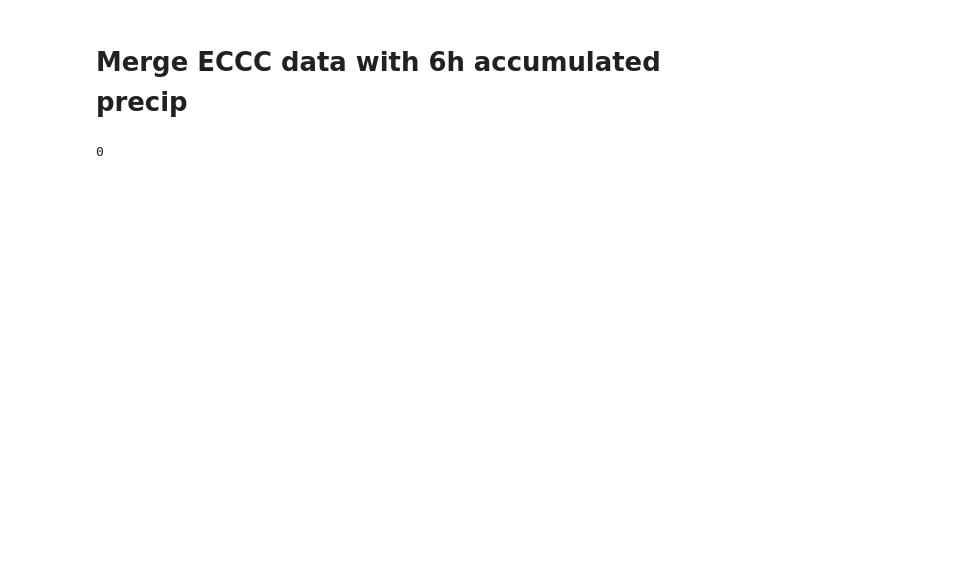
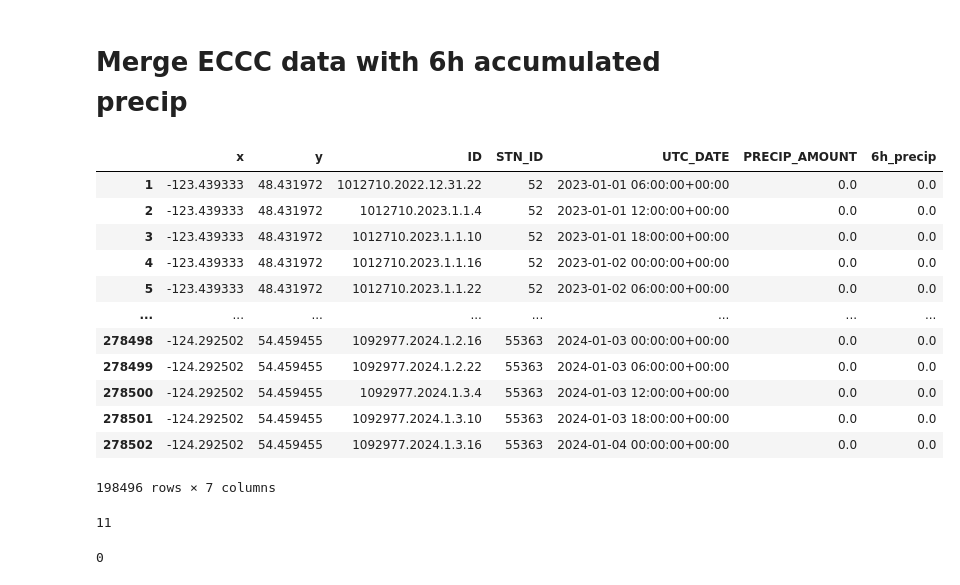
Before and after one commit to chjulie/wfrt_msc-thesis, a Jupyter notebook: sandbox/09-join_obs_data.ipynb, the cells around one changed output. Cells and saved outputs as stored; diff of their text form; code cells hidden in the pictures; blank space fills up the shorter version.

```diff
--- a/sandbox/09-join_obs_data.ipynb
+++ b/sandbox/09-join_obs_data.ipynb
@@ -14,3 +16,24 @@ bch_obs = pd.read_csv('../data/julie_bch_obs/processed_bch_obs.csv', converters=
+# %%
+eccc_precip
+# %% [output]
+|  | x | y | ID | STN_ID | UTC_DATE | PRECIP_AMOUNT | 6h_precip |
+| 1 | -123.439333 | 48.431972 | 1012710.2022.12.31.22 | 52 | 2023-01-01 06:00:00+00:00 | 0.0 | 0.0 |
+| 2 | -123.439333 | 48.431972 | 1012710.2023.1.1.4 | 52 | 2023-01-01 12:00:00+00:00 | 0.0 | 0.0 |
+| 3 | -123.439333 | 48.431972 | 1012710.2023.1.1.10 | 52 | 2023-01-01 18:00:00+00:00 | 0.0 | 0.0 |
+| 4 | -123.439333 | 48.431972 | 1012710.2023.1.1.16 | 52 | 2023-01-02 00:00:00+00:00 | 0.0 | 0.0 |
+| 5 | -123.439333 | 48.431972 | 1012710.2023.1.1.22 | 52 | 2023-01-02 06:00:00+00:00 | 0.0 | 0.0 |
+| ... | ... | ... | ... | ... | ... | ... | ... |
+| 278498 | -124.292502 | 54.459455 | 1092977.2024.1.2.16 | 55363 | 2024-01-03 00:00:00+00:00 | 0.0 | 0.0 |
+| 278499 | -124.292502 | 54.459455 | 1092977.2024.1.2.22 | 55363 | 2024-01-03 06:00:00+00:00 | 0.0 | 0.0 |
+| 278500 | -124.292502 | 54.459455 | 1092977.2024.1.3.4 | 55363 | 2024-01-03 12:00:00+00:00 | 0.0 | 0.0 |
+| 278501 | -124.292502 | 54.459455 | 1092977.2024.1.3.10 | 55363 | 2024-01-03 18:00:00+00:00 | 0.0 | 0.0 |
+| 278502 | -124.292502 | 54.459455 | 1092977.2024.1.3.16 | 55363 | 2024-01-04 00:00:00+00:00 | 0.0 | 0.0 |
+198496 rows × 7 columns
+# %%
+eccc_precip[eccc_precip['6h_precip'] > 100]
+print(len(eccc_precip[eccc_precip['6h_precip'] >= 100]))
+# %% [output]
+11
 # %%
 eccc_precip = eccc_precip[eccc_precip['6h_precip'] < 100]
 print(eccc_precip['6h_precip'].isna().sum())
```
Also changed, not shown: parts of 20 cells of this notebook, 8 other files.
